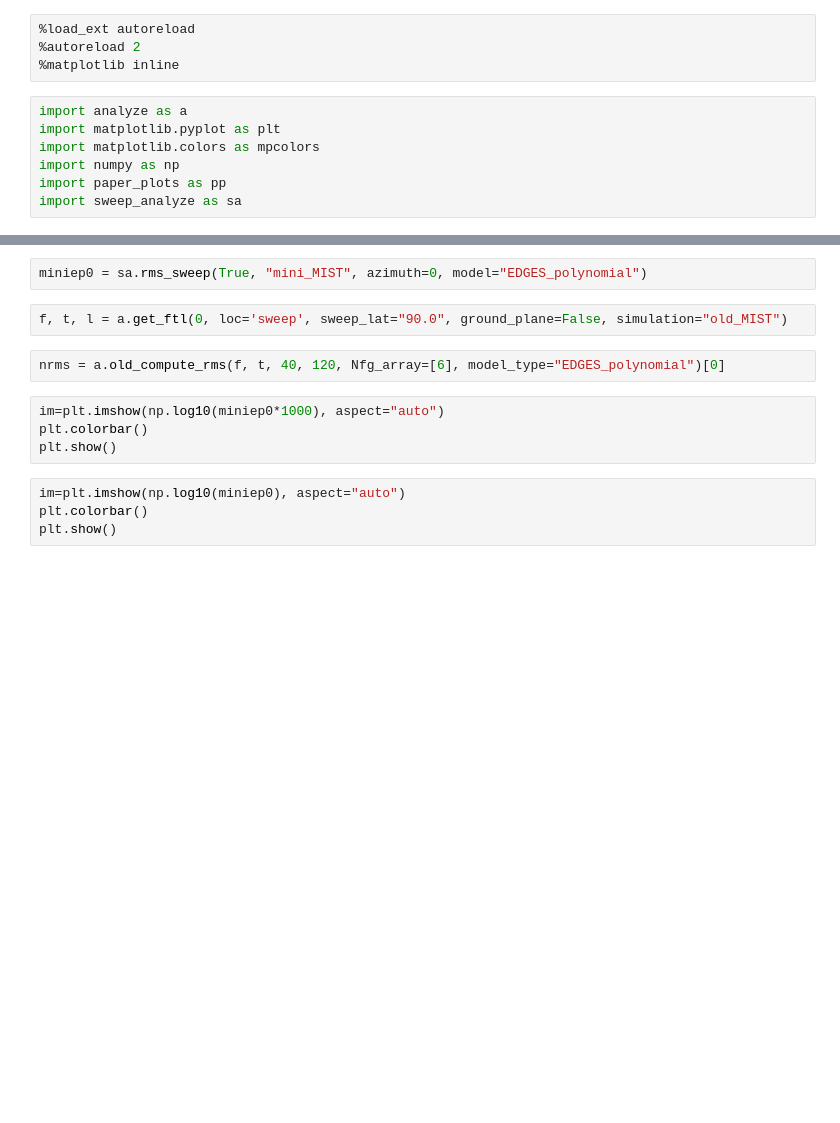
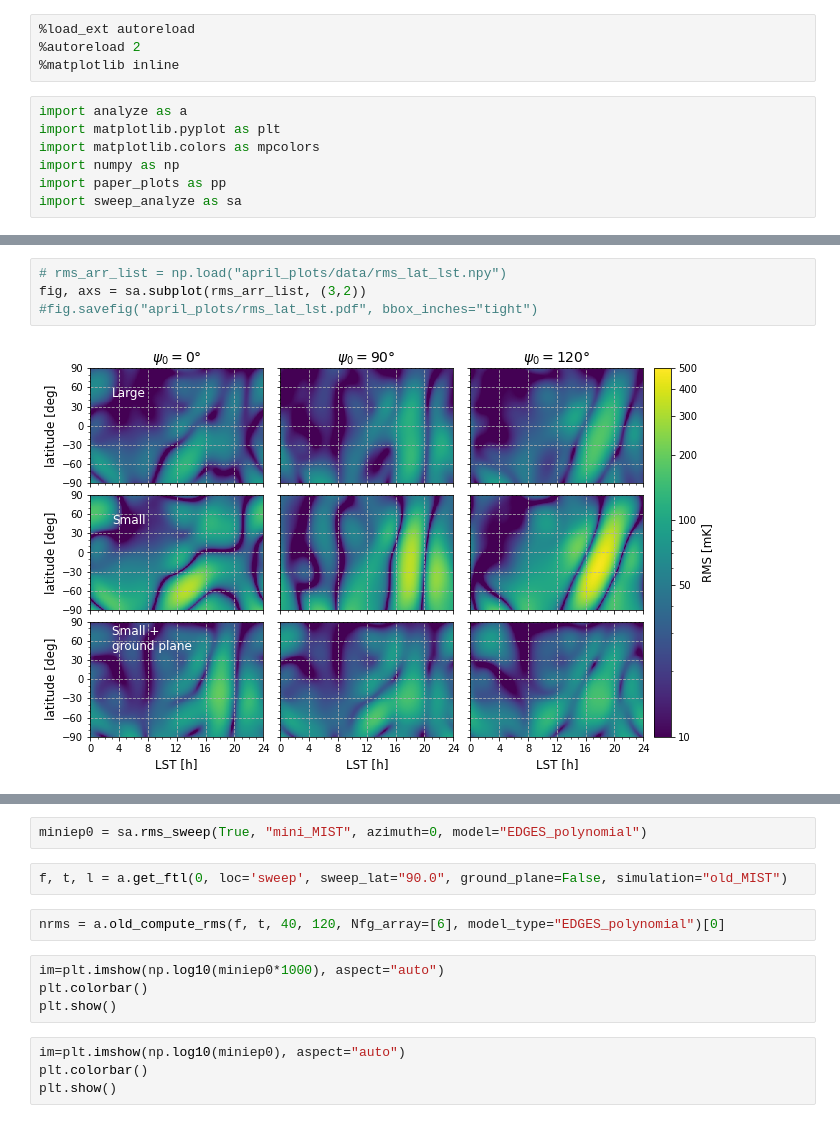
Before and after one commit to christianhbye/21cm_obs_simulations, a Jupyter notebook: PaperPlots_MIST-Copy1.ipynb, the cells around one changed output, grey strips where cells are left out. Drawn from its saved outputs; the diff is of its cells as text; blank space fills up the shorter version.

Commit message:
make some plots

```diff
--- a/PaperPlots_MIST-Copy1.ipynb
+++ b/PaperPlots_MIST-Copy1.ipynb
@@ -100,0 +65,6 @@ largeep0 = sa.rms_sweep(False, "old_MIST", azimuth=0, model="EDGES_polynomial")
+# %%
+# rms_arr_list = np.load("april_plots/data/rms_lat_lst.npy")
+fig, axs = sa.subplot(rms_arr_list, (3,2))
+#fig.savefig("april_plots/rms_lat_lst.pdf", bbox_inches="tight")
+# %% [output]
+[figure, added]
```
Also changed, not shown: parts of 16 cells of this notebook.
